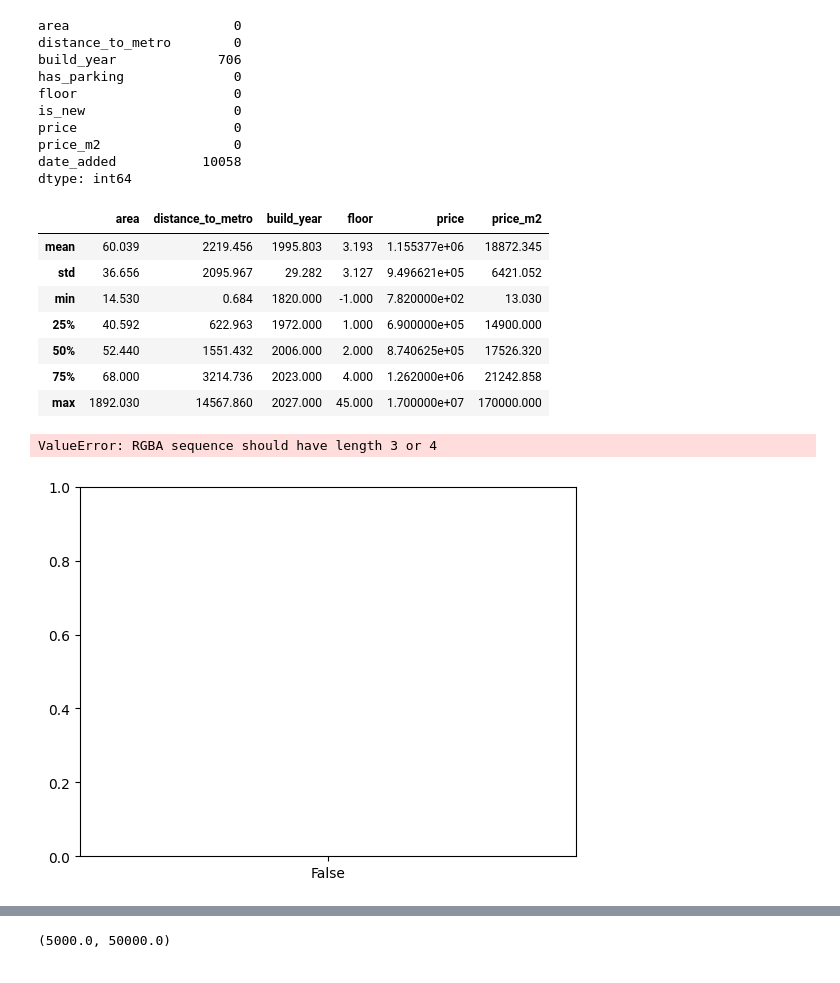
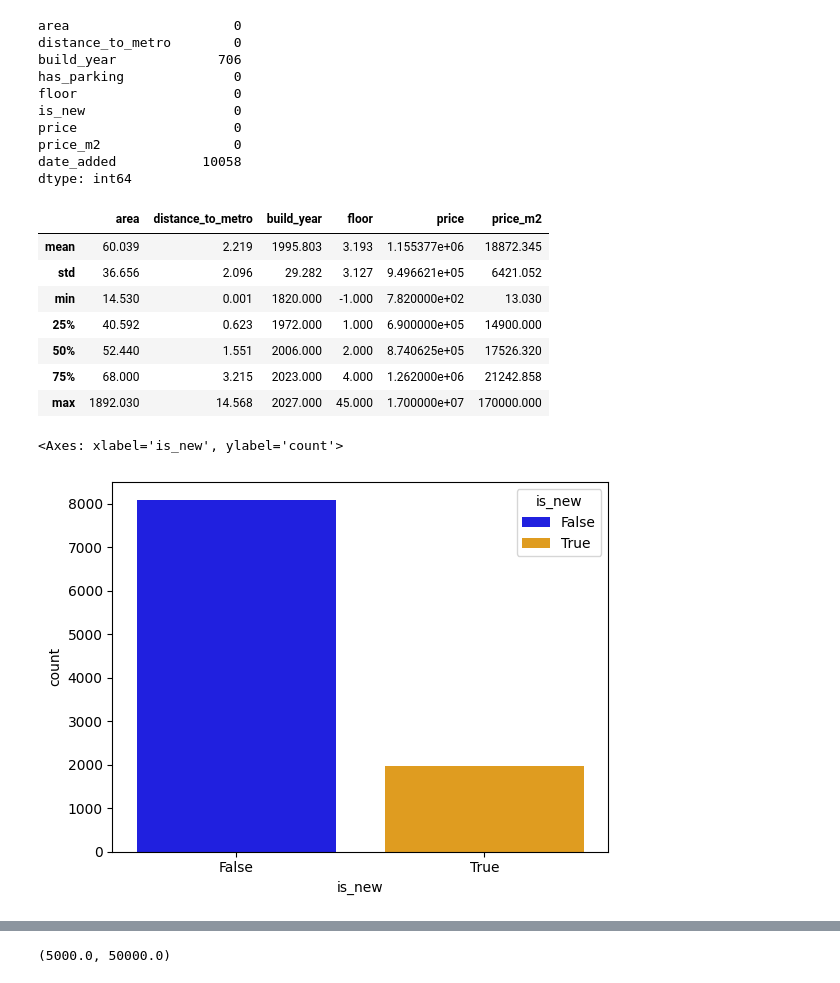
Before and after one commit to ThePhaseless/ProjectMAD, a Jupyter notebook: data_analysis.ipynb, the cells around one changed output, grey strips where cells are left out. Saved outputs shown, nothing was run; the diff lists cells and outputs as text; code cells hidden in the pictures.

```diff
--- a/data_analysis.ipynb
+++ b/data_analysis.ipynb
@@ -25,3 +25,7 @@ df
 | 10056 | 69.00 | 511.467699 | 2002.0 | True | 6 | False | 1380000.0 | 20000.00 | None |
 | 10057 | 73.00 | 2440.532787 | 2017.0 | True | 3 | False | 1495000.0 | 20479.45 | None |
 10058 rows × 9 columns
+# %%
+#zamiana z metrów na km
+df["distance_to_metro"] = df["distance_to_metro"].apply(lambda x: round(x/1000, 3))
+df
@@ -42,18 +60,18 @@ dtype: int64
 df.describe()[1:].apply(lambda x: round(x, 3))
 # %% [output]
 |  | area | distance_to_metro | build_year | floor | price | price_m2 |
-| mean | 60.039 | 2219.456 | 1995.803 | 3.193 | 1.155377e+06 | 18872.345 |
-| std | 36.656 | 2095.967 | 29.282 | 3.127 | 9.496621e+05 | 6421.052 |
-| min | 14.530 | 0.684 | 1820.000 | -1.000 | 7.820000e+02 | 13.030 |
-| 25% | 40.592 | 622.963 | 1972.000 | 1.000 | 6.900000e+05 | 14900.000 |
-| 50% | 52.440 | 1551.432 | 2006.000 | 2.000 | 8.740625e+05 | 17526.320 |
-| 75% | 68.000 | 3214.736 | 2023.000 | 4.000 | 1.262000e+06 | 21242.858 |
-| max | 1892.030 | 14567.860 | 2027.000 | 45.000 | 1.700000e+07 | 170000.000 |
+| mean | 60.039 | 2.219 | 1995.803 | 3.193 | 1.155377e+06 | 18872.345 |
+| std | 36.656 | 2.096 | 29.282 | 3.127 | 9.496621e+05 | 6421.052 |
+| min | 14.530 | 0.001 | 1820.000 | -1.000 | 7.820000e+02 | 13.030 |
+| 25% | 40.592 | 0.623 | 1972.000 | 1.000 | 6.900000e+05 | 14900.000 |
+| 50% | 52.440 | 1.551 | 2006.000 | 2.000 | 8.740625e+05 | 17526.320 |
+| 75% | 68.000 | 3.215 | 2023.000 | 4.000 | 1.262000e+06 | 21242.858 |
+| max | 1892.030 | 14.568 | 2027.000 | 45.000 | 1.700000e+07 | 170000.000 |
 # %%
 #ilość nowych i starych ogłoszeń
-sns.countplot(x = df["is_new"], color=["blue","orange"])
+sns.countplot(x = df["is_new"], hue = df.is_new, palette=["blue", "orange"])
 # %% [output]
-ValueError: RGBA sequence should have length 3 or 4
+<Axes: xlabel='is_new', ylabel='count'>
-[figure, old version]
+[figure, new version]
 # %%
 #ilość ogłoszeń, które zawierają parking lub nie
```
Also changed, not shown: parts of 7 cells of this notebook.
